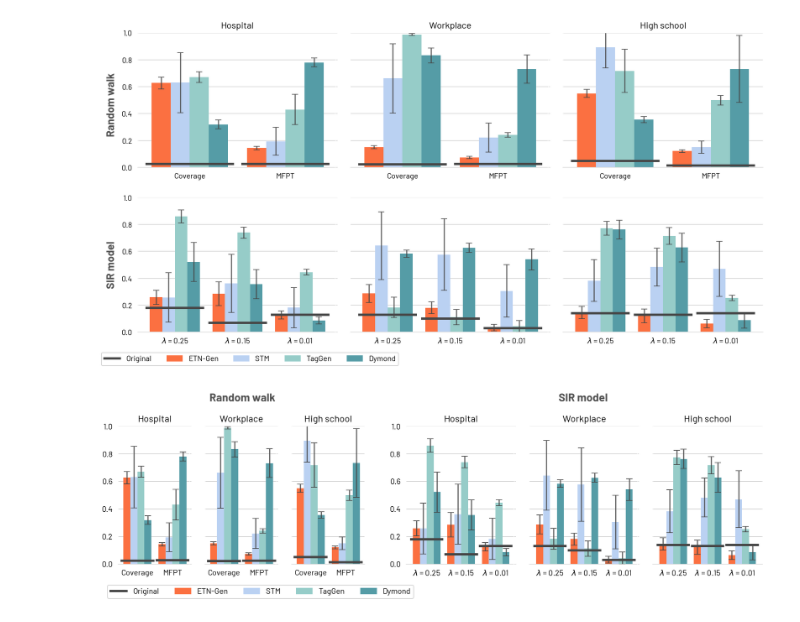
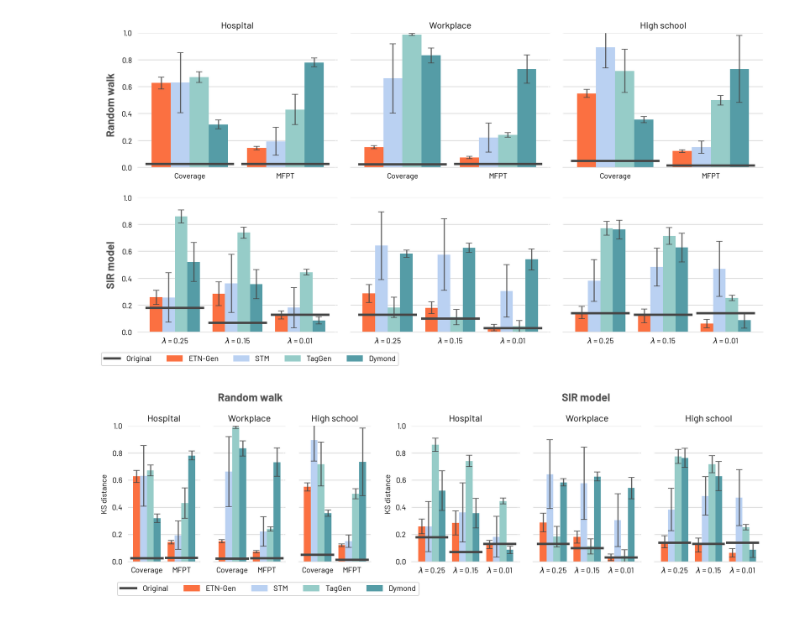
Before and after one commit to AntonioLonga/ETNgen, a Jupyter notebook: Evaluation/Dynamic-Multiple run.ipynb, the cells around one changed output. Drawn from its saved outputs; the diff is of its cells as text; code cells hidden in the pictures.

```diff
--- a/Evaluation/Dynamic-Multiple run.ipynb
+++ b/Evaluation/Dynamic-Multiple run.ipynb
@@ -989,34 +989,36 @@ fig.tight_layout(w_pad=-1)
 plot_cov_mfpt3(ax[0],"LH10")
 plot_cov_mfpt3(ax[1],"InVS13")
 plot_cov_mfpt3(ax[2],"High_School11",legend=True)
+ax[0].set_ylabel("KS distance")
 
 empty_plot(ax[3])
 
 plot_r03(ax[4],"LH10")
 plot_r03(ax[5],"InVS13")
 plot_r03(ax[6],"High_School11",legend=True)
 
 
 ax[1].tick_params(axis='y', colors='white')
 ax[2].tick_params(axis='y', colors='white')
 
 #ax[4].tick_params(axis='y', colors='white')
+ax[4].set_ylabel("KS distance")
 ax[5].tick_params(axis='y', colors='white')
 ax[6].tick_params(axis='y', colors='white')
 
 legend_elements = [Line2D([0], [0], color=ORIGINAL_COLOR, lw=3,label='Original'),
                    Patch(facecolor=ETN_COLOR, edgecolor=ETN_COLOR,label='ETN-Gen'),
                    Patch(facecolor=STM_COLOR, edgecolor=STM_COLOR,label='STM'),
                    Patch(facecolor=TAG_COLOR, edgecolor=TAG_COLOR,label='TagGen'),
                    Patch(facecolor=DYM_COLOR, edgecolor=DYM_COLOR,label='Dymond')]
 
 # Create the figure
 ax[0].legend(handles=legend_elements,loc='center left', bbox_to_anchor=(-0.2, -0.2),ncol=5)
 
 fig.text(0.17, 1.08, 'Random walk',fontdict={'size':14,'color':'#4d4d4d'},weight="bold")
 fig.text(0.682, 1.08, 'SIR model',fontdict={'size':14,'color':'#4d4d4d'},weight="bold")
 
 
 fig.savefig("dynamic_main_test_WithE_V5.pdf", bbox_inches = 'tight')
 # %% [output]
-[figure, old version]
+[figure, new version]
```
Also changed, not shown: 40 other files.
